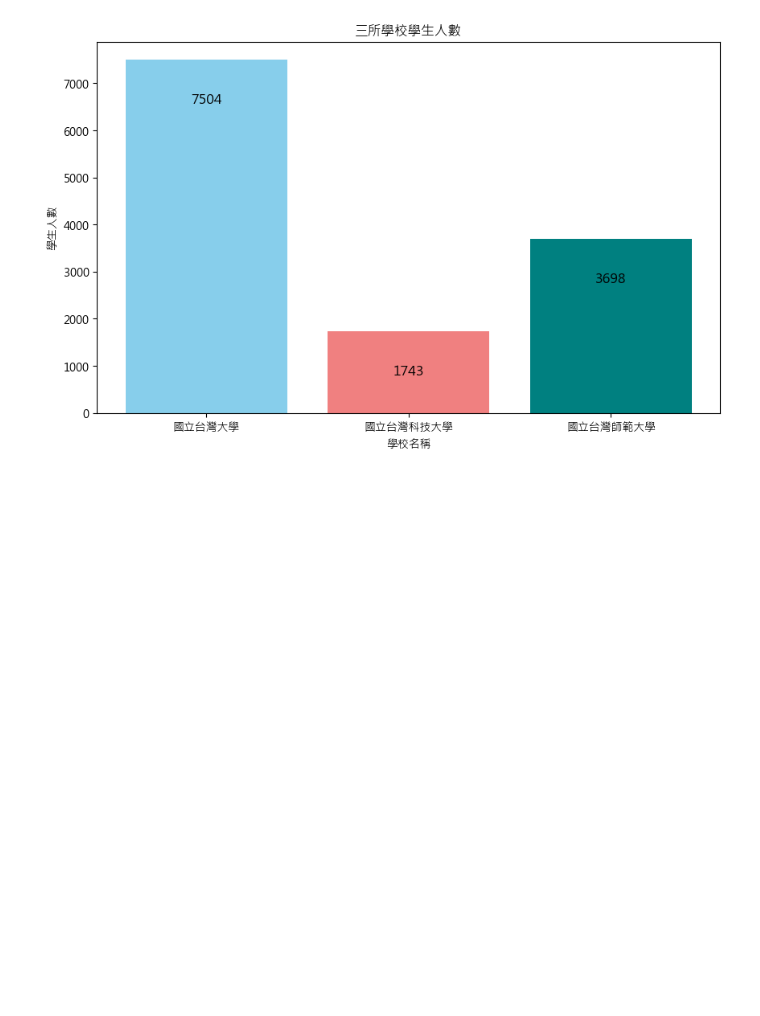
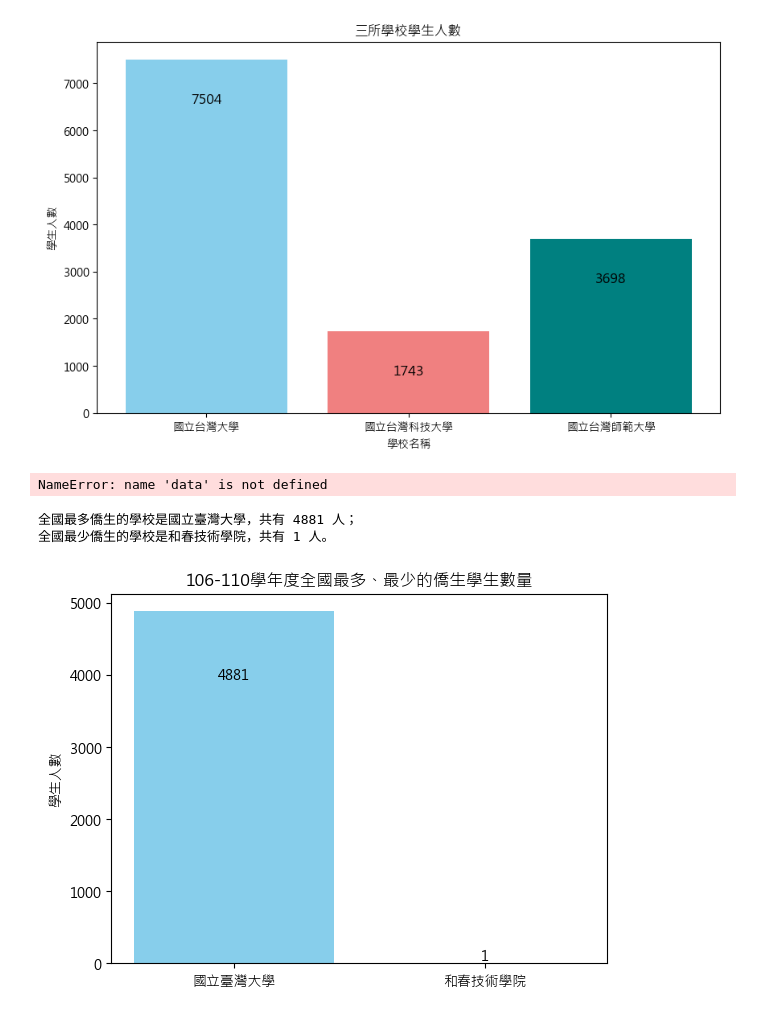
Before and after one commit to chien940213/LATIA112-1, a Jupyter notebook: 1-checkpoint.ipynb, the cells around one changed output. Saved outputs shown, nothing was run; the diff lists cells and outputs as text; code cells hidden in the pictures; blank space fills up the shorter version.

```diff
--- a/1-checkpoint.ipynb
+++ b/1-checkpoint.ipynb
@@ -275,0 +269,60 @@ column_sum_female = selected_female.sum()
+# %%
+student1 = '僑生小計'
+selected_student1 = data[student1]
+column_sum_student1 = selected_student1.sum()
+student2 = '港澳生小計'
+selected_student2 = data[student2]
+column_sum_student2 = selected_student2.sum()
+total_students = column_sum_student1 + column_sum_student2
+student1_percentage = (column_sum_student1 / total_students) * 100
+student2_percentage = (column_sum_student2 / total_students) * 100
+student1_percentage = round(student1_percentage, 2)
+student2_percentage = round(student2_percentage, 2)
+print("橋生學學生數量：", column_sum_student1)
+print("港澳生學生數量：", column_sum_student2)
+print("男生比例：", student1_percentage, "%")
+print("女生比例：", student2_percentage, "%")
+
+#數據
+labels = ['僑生', '港澳生']
+sizes = [column_sum_student1, column_sum_student2]
+colors = ['lightblue', 'pink']
+explode = (0, 0.1)  #
+
+#繪製圓餅圖
+plt.pie(sizes, explode=explode, labels=labels, colors=colors, autopct='%1.1f%%', shadow=True, startangle=140)
+plt.axis('equal')  # 使圓餅圖為等比例
+plt.title('僑生、港澳生比例')
+plt.show()
+# %% [output]
+NameError: name 'data' is not defined
+# %%
+result_dict = {}
+for school_name in list(df['學校名稱'].unique()):
+    result_dict[school_name] = 0
+
+for i in range(len(df)):
+    result_dict[df.loc[i, '學校名稱']] += int(df.loc[i, '僑生小計'])
+max_value= max(result_dict.values())
+min_value= 1
+max_key = next(key for key, value in result_dict.items() if value == max_value)
+min_key = next(key for key, value in result_dict.items() if value == min_value)
+
+print(f"全國最多僑生的學校是{max_key}，共有 {max_value} 人；")
+print(f"全國最少僑生的學校是{min_key}，共有 {min_value} 人。")
+categories = [f'{max_key}', f'{min_key}']
+student_counts = [max_value, min_value]
+colors = ['skyblue', 'lightcoral']
+
+# 創建條形圖
+plt.bar(categories, student_counts, color=colors)
+plt.ylabel('學生人數')
+plt.title('106-110學年度全國最多、最少的僑生學生數量')
+# 標示每個條形的數量
+plt.text(categories[0], student_counts[0]-1000, str(student_counts[0]), ha='center', va='bottom')
+plt.text(categories[1], student_counts[1]-10, str(student_counts[1]), ha='center', va='bottom')
+plt.show()
+# %% [output]
+全國最多僑生的學校是國立臺灣大學，共有 4881 人；
+全國最少僑生的學校是和春技術學院，共有 1 人。
+[figure, added]
```
Also changed, not shown: parts of 6 cells of this notebook.
